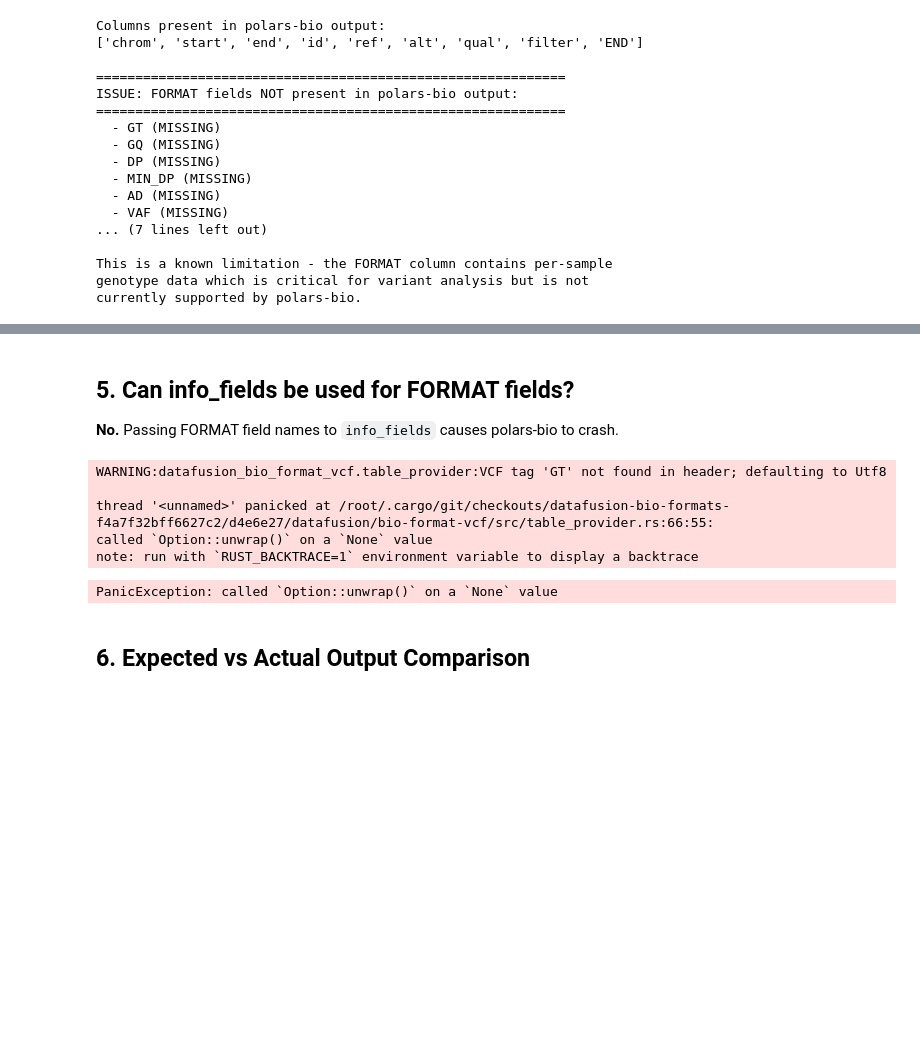
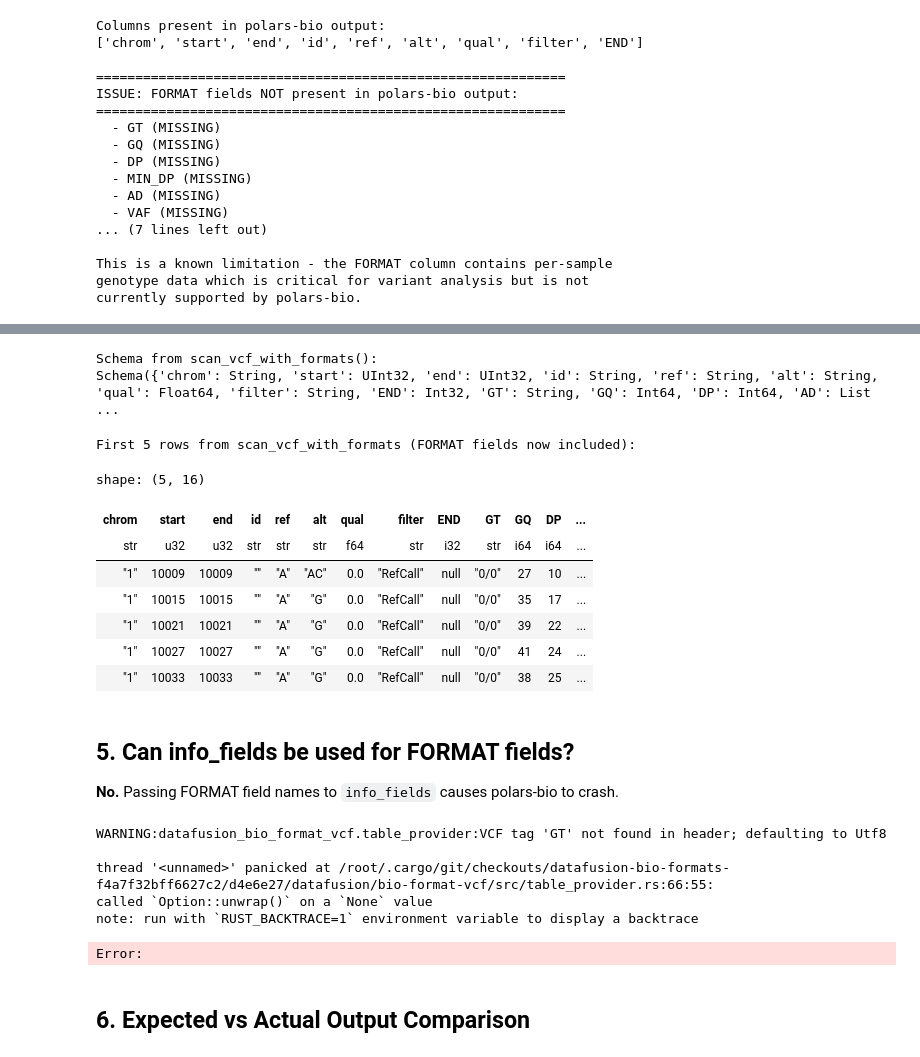
Before and after one commit to dna-seq/just-dna-lite, a Jupyter notebook: notebooks/polars_bio_format_fields_issue.ipynb, the cells around one changed output, grey strips where cells are left out. Saved outputs shown, nothing was run; the diff lists cells and outputs as text; code cells hidden in the pictures; blank space fills up the shorter version.

```diff
--- a/notebooks/polars_bio_format_fields_issue.ipynb
+++ b/notebooks/polars_bio_format_fields_issue.ipynb
@@ -20,3 +20,9 @@ import polars_bio as pb
 print(f'polars-bio version: {pb.__version__}')
 # %% [output]
 polars-bio version: 0.19.0
+# %%
+base = (Path.cwd() if (Path.cwd() / "notebooks").exists() else Path.cwd().parent).absolute().resolve()
+print(base)
+data = base / "data"
+input = data / "input"
+tests = input / "tests"
@@ -23,7 +31,7 @@ polars-bio version: 0.19.0
 # %% [markdown]
 ## 1. Check VCF Header - What FORMAT fields are defined
 # %%
-vcf_path = Path("../data/input/tests/antku_small.vcf")
+vcf_path = tests / "antku_small.vcf"
 
 # Read header to see what FORMAT fields are defined in the VCF
 format_fields = []
@@ -167,0 +184,28 @@ currently supported by polars-bio.
+# %%
+from just_dna_pipelines.io import scan_vcf_with_formats
+
+# Load VCF with FORMAT fields using our workaround
+lf_with_formats = scan_vcf_with_formats(
+    str(vcf_path),
+    format_fields=["GT", "GQ", "DP", "AD", "VAF", "PL"]
+)
+
+print("Schema from scan_vcf_with_formats():")
+print(lf_with_formats.collect_schema())
+# %% [output]
+Schema from scan_vcf_with_formats():
+Schema({'chrom': String, 'start': UInt32, 'end': UInt32, 'id': String, 'ref': String, 'alt': String, 'qual': Float64, 'filter': String, 'END': Int32, 'GT': String, 'GQ': Int64, 'DP': Int64, 'AD': List ...
+# %%
+# Show first few rows with FORMAT fields
+print("First 5 rows from scan_vcf_with_formats (FORMAT fields now included):")
+lf_with_formats.head(5).collect()
+# %% [output]
+First 5 rows from scan_vcf_with_formats (FORMAT fields now included):
+shape: (5, 16)
+| chrom | start | end | id | ref | alt | qual | filter | END | GT | GQ | DP | ... |
+| str | u32 | u32 | str | str | str | f64 | str | i32 | str | i64 | i64 | ... |
+| "1" | 10009 | 10009 | "" | "A" | "AC" | 0.0 | "RefCall" | null | "0/0" | 27 | 10 | ... |
+| "1" | 10015 | 10015 | "" | "A" | "G" | 0.0 | "RefCall" | null | "0/0" | 35 | 17 | ... |
+| "1" | 10021 | 10021 | "" | "A" | "G" | 0.0 | "RefCall" | null | "0/0" | 39 | 22 | ... |
+| "1" | 10027 | 10027 | "" | "A" | "G" | 0.0 | "RefCall" | null | "0/0" | 41 | 24 | ... |
+| "1" | 10033 | 10033 | "" | "A" | "G" | 0.0 | "RefCall" | null | "0/0" | 38 | 25 | ... |
@@ -186,7 +259,7 @@ WARNING:datafusion_bio_format_vcf.table_provider:VCF tag 'GT' not found in heade
 thread '<unnamed>' panicked at /root/.cargo/git/checkouts/datafusion-bio-formats-f4a7f32bff6627c2/d4e6e27/datafusion/bio-format-vcf/src/table_provider.rs:66:55:
 called `Option::unwrap()` on a `None` value
 note: run with `RUST_BACKTRACE=1` environment variable to display a backtrace
-PanicException: called `Option::unwrap()` on a `None` value
+Error:
 # %% [markdown]
 ## 6. Expected vs Actual Output Comparison
 # %%
```
Also changed, not shown: parts of 4 cells of this notebook, 27 other files.
